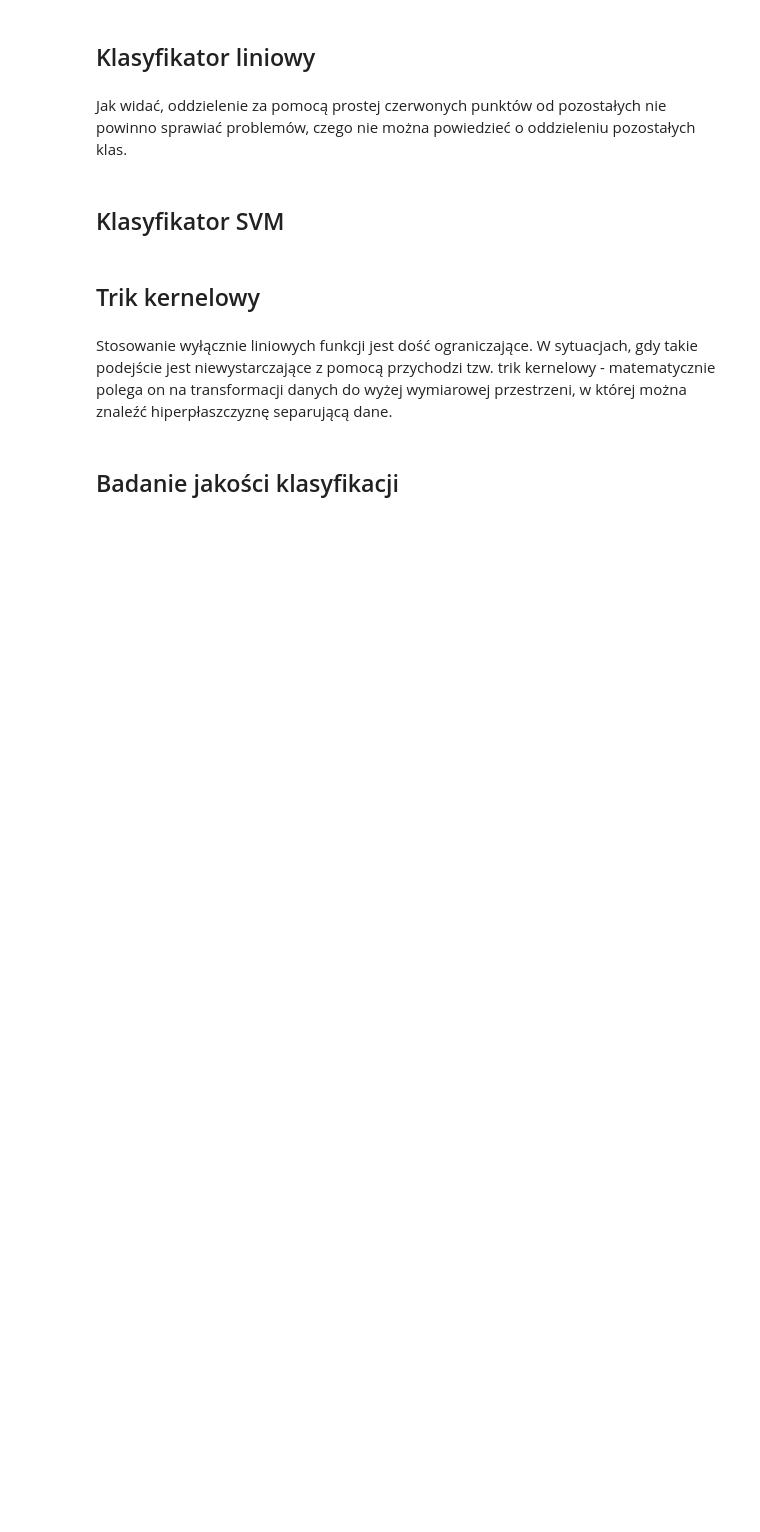
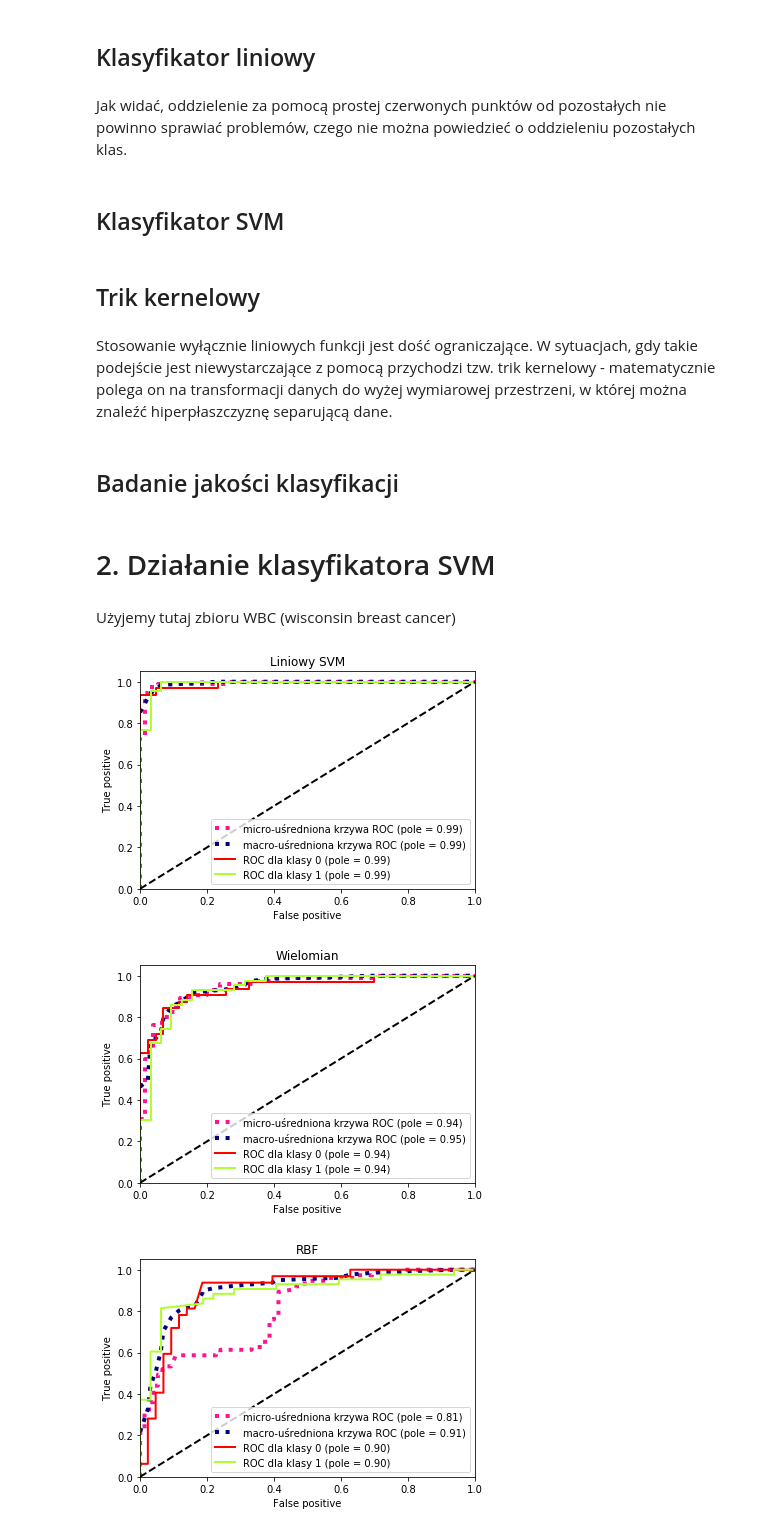
Before and after one commit to pwrobel5/ml-SVM-tutorial, a Jupyter notebook: ml-tutorial-4.ipynb, the cells around one changed output. Cells and saved outputs as stored; diff of their text form; code cells hidden in the pictures; blank space fills up the shorter version.

```diff
--- a/ml-tutorial-4.ipynb
+++ b/ml-tutorial-4.ipynb
@@ -264,3 +285,43 @@ determine_precision_recall(clf, "Klasyfikator liniowy")
 determine_precision_recall(linear_svc, "Liniowy SVM")
 determine_precision_recall(polynomial_clf, "Wielomian")
 determine_precision_recall(rbf_clf, "RBF")
+# %% [markdown]
+# 2. Działanie klasyfikatora SVM
+# %% [markdown]
+Użyjemy tutaj zbioru WBC (wisconsin breast cancer)
+# %%
+#ładownie danych
+wbc = datasets.load_breast_cancer()
+x_wbc, y_wbc = wbc.data[:300], wbc.target[:300]
+
+y_wbc = preprocessing.label_binarize(y_wbc, classes=[0, 1, 2])  # aby nie było problemów przy wyznaczaniu ROC
+y_wbc = y_wbc[:, :2]
+n_classes = y_wbc.shape[1]
+
+# Przygotowujemy zbiór testowy
+test_size = 0.25
+X_train, X_test, y_train, y_test = train_test_split(x_wbc, y_wbc, test_size=test_size)
+
+# Dla klasyfikatora użytego w dalszej części wskazana jest normalizacja danych, co też właśnie uczynimy
+scaler = StandardScaler().fit(X_train)
+X_train = scaler.transform(X_train)
+X_test = scaler.transform(X_test)
+x_wbc = scaler.transform(x_wbc)
+# %%
+# użyjemy trzech różnych kerneli: linear, rbf i poly
+
+#linear
+linear_svc = OneVsRestClassifier(svm.SVC(kernel="linear")).fit(X_train, y_train)
+y_predicted_linear = linear_svc.predict(X_test)
+
+#wielomian
+degree = 3
+gamma = 0.9
+polynomial_clf = OneVsRestClassifier(svm.SVC(kernel="poly", degree=degree, gamma=gamma, probability=True))
+polynomial_clf.fit(X_train, y_train)
+y_predicted_poly = polynomial_clf.predict(X_test)
+
+#rbf
+rbf_clf = OneVsRestClassifier(svm.SVC(kernel="rbf", gamma=gamma, probability=True))
+rbf_clf.fit(X_train, y_train)
+y_predicted_rbf = rbf_clf.predict(X_test)
@@ -266,0 +337,11 @@ determine_precision_recall(rbf_clf, "RBF")
+# %%
+# dokonamy teraz walidacji krzyżowej:
+
+# ROC wraz z polem pod wykresem
+determine_roc(linear_svc, "Liniowy SVM")
+determine_roc(polynomial_clf, "Wielomian")
+determine_roc(rbf_clf, "RBF")
+# %% [output]
+[figure, added]
+[figure, added]
+[figure, added]
```
Also changed, not shown: parts of 6 cells of this notebook.
